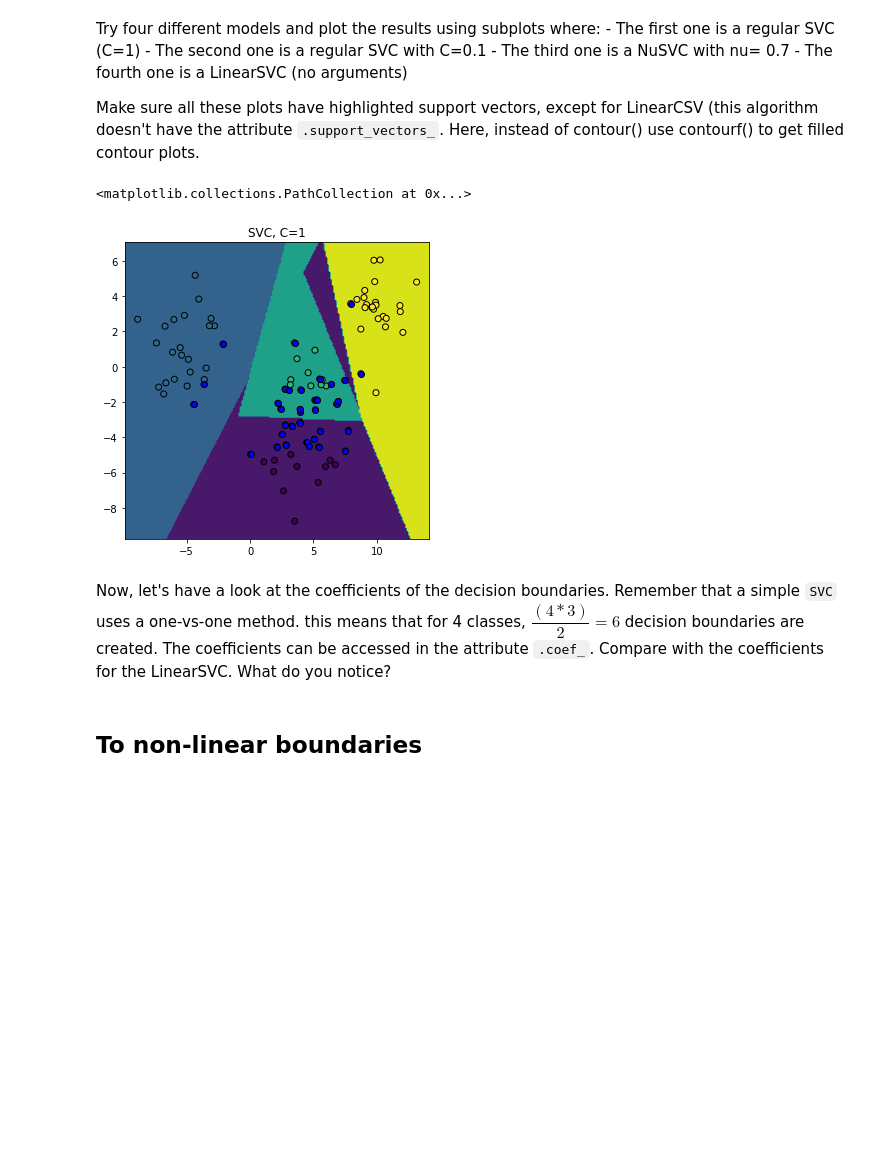
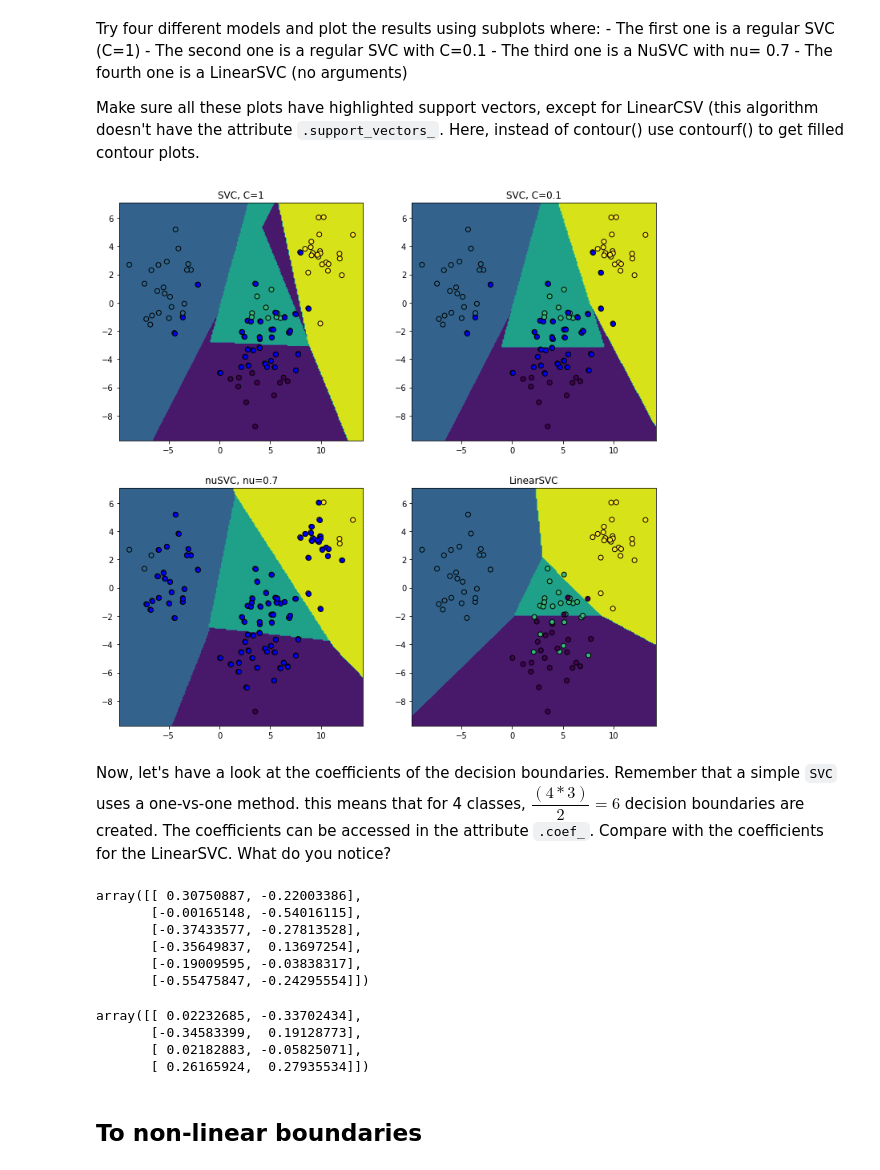
Before and after one commit to aulorbe/dsc-3-33-04-building-an-svm-using-scikit-learn-nyc-career-ds-102218, a Jupyter notebook: index.ipynb, the cells around one changed output. Saved outputs shown, nothing was run; the diff lists cells and outputs as text; code cells hidden in the pictures; blank space fills up the shorter version.

```diff
--- a/index.ipynb
+++ b/index.ipynb
@@ -294,34 +294,67 @@ Make sure all these plots have highlighted support vectors, except for LinearCSV
 # %%
 # core
 
 X_3= X[:,0]
 X_4= X[:,1]
 X_3_min, X_3_max = X_3.min() - 1, X_3.max() + 1
 X_4_min, X_4_max = X_4.min() - 1, X_4.max() + 1
 
 x_3_coord = np.linspace(X_3_min, X_3_max, 200)
 x_4_coord = np.linspace(X_4_min, X_4_max, 200)
 
 X_4_C, X_3_C = np.meshgrid(x_4_coord, x_3_coord)
 
 X_3_4 = np.c_[X_3_C.ravel(), X_4_C.ravel()]
 
 ## diferent models
 clf_1 = svm.SVC(kernel = "linear", C=1)
 clf_1.fit(X, y)
 Z1 = clf_1.predict(X_3_4).reshape(X_3_C.shape)
 
+clf_2 = svm.SVC(kernel = "linear",C=0.1)
+clf_2.fit(X, y)
+Z2 = clf_2.predict(X_3_4).reshape(X_3_C.shape)
+
+clf_3 = svm.NuSVC(kernel = "linear",nu=0.7)
+clf_3.fit(X, y)
+Z3 = clf_3.predict(X_3_4).reshape(X_3_C.shape)
+
+clf_4 = svm.LinearSVC()
+clf_4.fit(X, y)
+Z4 = clf_4.predict(X_3_4).reshape(X_3_C.shape)
+
 ## plotting
 plt.figure(figsize=(12, 12))
 
 plt.subplot(221)
 plt.title("SVC, C=1")
 axes = plt.gca()
 axes.contourf(X_3_C, X_4_C, Z1, alpha = 1)
 plt.scatter(X_3, X_4, c = y, edgecolors = 'k')
 axes.scatter(clf_1.support_vectors_[:, 0], clf_1.support_vectors_[:, 1], facecolors='blue', edgecolors= 'k')
+
+plt.subplot(222)
+plt.title("SVC, C=0.1")
+axes = plt.gca()
+axes.contourf(X_3_C, X_4_C, Z2, alpha = 1)
+plt.scatter(X_3, X_4, c = y, edgecolors = 'k')
+axes.scatter(clf_2.support_vectors_[:, 0], clf_2.support_vectors_[:, 1], facecolors='blue', edgecolors= 'k')
+
+plt.subplot(223)
+plt.title("nuSVC, nu=0.7")
+axes = plt.gca()
+axes.contourf(X_3_C, X_4_C, Z3, alpha = 1)
+plt.scatter(X_3, X_4, c = y, edgecolors = 'k')
+axes.scatter(clf_3.support_vectors_[:, 0], clf_3.support_vectors_[:, 1], facecolors='blue', edgecolors= 'k')
+
+
+plt.subplot(224)
+plt.title("LinearSVC")
+axes = plt.gca()
+axes.contourf(X_3_C, X_4_C, Z4, alpha = 1)
+plt.scatter(X_3, X_4, c = y, edgecolors = 'k')
+plt.show()
 # %% [output]
-<matplotlib.collections.PathCollection at 0x...>
-[figure, old version]
+[figure, new version]
 # %% [markdown]
 Now, let's have a look at the coefficients of the decision boundaries. Remember that a simple `SVC` uses a one-vs-one method. this means that for 4 classes, $\dfrac{(4 * 3)}{2}= 6$ decision boundaries are created. The coefficients can be accessed in the attribute `.coef_`. Compare with the coefficients for the LinearSVC. What do you notice?
@@ -330,3 +361,19 @@ Now, let's have a look at the coefficients of the decision boundaries. Remember
+# %%
+clf_2.coef_
+# %% [output]
+array([[ 0.30750887, -0.22003386],
+       [-0.00165148, -0.54016115],
+       [-0.37433577, -0.27813528],
+       [-0.35649837,  0.13697254],
+       [-0.19009595, -0.03838317],
+       [-0.55475847, -0.24295554]])
+# %%
+clf_4.coef_ # the LinearSVC one has 2 fewer coefs than the other guys
+# %% [output]
+array([[ 0.02232685, -0.33702434],
+       [-0.34583399,  0.19128773],
+       [ 0.02182883, -0.05825071],
+       [ 0.26165924,  0.27935534]])
 # %% [markdown]
 ## To non-linear boundaries
 # %%
```
Also changed, not shown: parts of 1 cell of this notebook.
